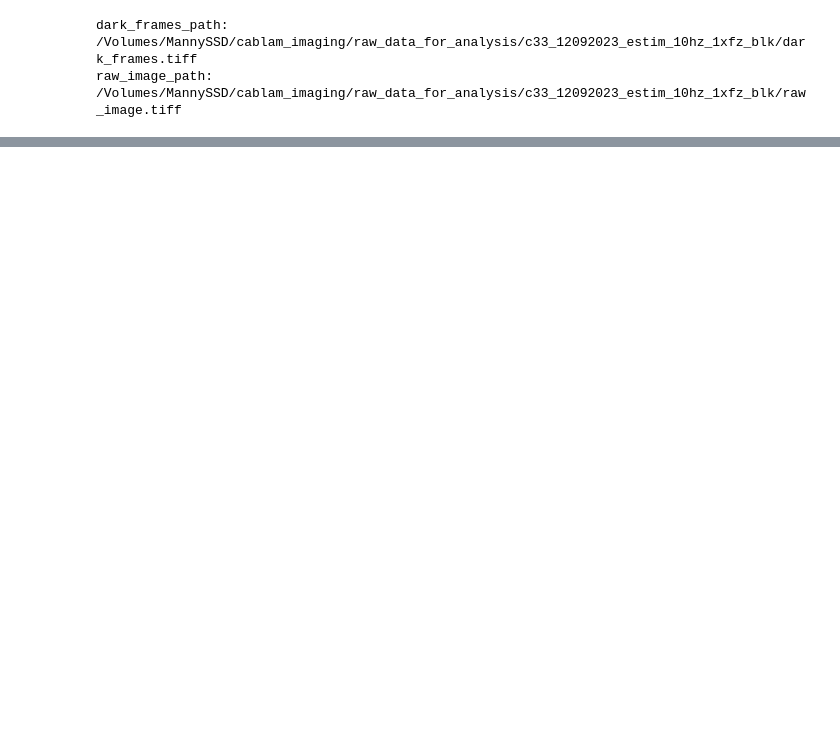
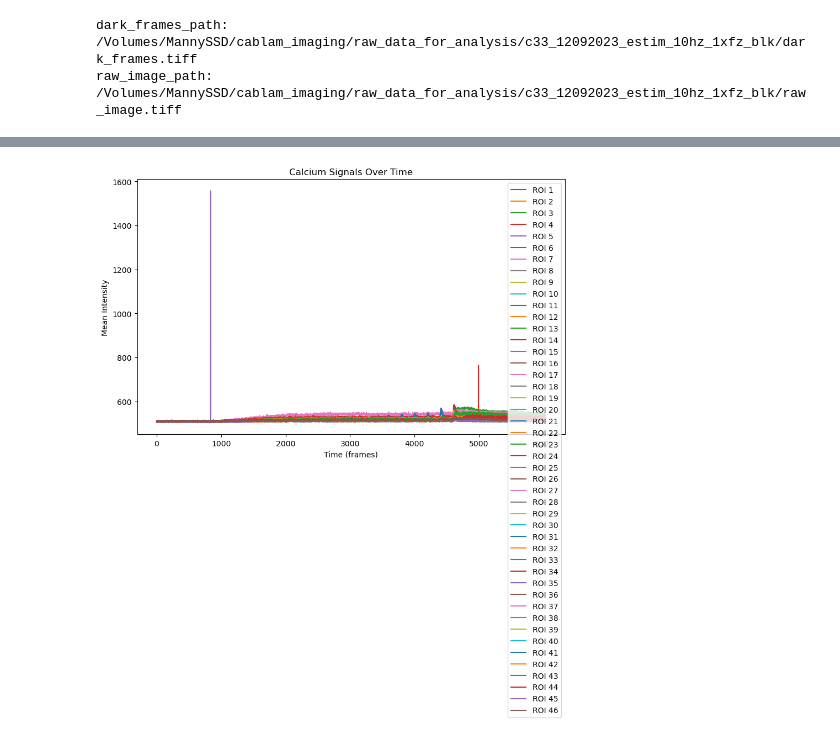
Before and after one commit to ecresp1el/biolumi_calcium_imaging, a Jupyter notebook: notebooks/calcium_imaging_analysis.ipynb, the cells around one changed output, grey strips where cells are left out. Saved outputs shown, nothing was run; the diff lists cells and outputs as text; code cells hidden in the pictures; blank space fills up the shorter version.

Commit message:
new calcium processing code trial

```diff
--- a/notebooks/calcium_imaging_analysis.ipynb
+++ b/notebooks/calcium_imaging_analysis.ipynb
@@ -63,7 +68,7 @@ raw_image_path = os.path.join(directory_path, "raw_image.tiff")
 print("dark_frames_path:", dark_frames_path)
 print("raw_image_path:", raw_image_path)
 
-tiff_path = '/Volumes/MannySSD/cablam_imaging/raw_data_for_analysis/c31_12092023_estim_10hz_1xfz_blk/c31_12092023_estim_10hz_1xfz_blk_biolumi_combined.tif'
+tiff_path = '/Volumes/MannySSD/cablam_imaging/raw_data_for_analysis/c11_12232023_estim_10hz_1xfz_biolumi_combined/c11_12232023_estim_10hz_1xfz_biolumi_combined.tif'
 
 # Generate the dark image
 dark_image = analysis.generate_dark_image(tiff_path) #generates a dark image from the first 200 frames of the tiff file
@@ -80,0 +177,39 @@ plt.show()
+# %%
+import numpy as np
+from skimage import io
+import matplotlib.pyplot as plt
+
+# Assuming 'labeled_image' is your mask with ROIs labeled
+# Load the time series .tiff file
+time_series = io.imread(tiff_path)  # A 3D numpy array: time x height x width
+
+# Determine the number of ROIs and frames
+num_rois = np.max(labeled_image)
+num_frames = time_series.shape[0]
+
+# Initialize an array to store calcium signal data for each ROI over time
+calcium_signals = np.zeros((num_rois, num_frames))
+
+# Extract the signal from each ROI in each frame
+for t in range(num_frames):
+    frame = time_series[t]
+
+    for roi in range(1, num_rois + 1):  # ROI labels start from 1 as 0 is background
+        roi_mask = labeled_image == roi
+        roi_data = frame[roi_mask]
+        calcium_signals[roi - 1, t] = np.mean(roi_data)  # Mean intensity for ROI
+
+# `calcium_signals` now holds the mean intensity for each ROI at each time point
+# %%
+# Plot the calcium signals
+plt.figure(figsize=(10, 6))
+for roi in range(num_rois):
+    plt.plot(calcium_signals[roi], label=f'ROI {roi + 1}')
+
+plt.xlabel('Time (frames)')
+plt.ylabel('Mean Intensity')
+plt.title('Calcium Signals Over Time')
+plt.legend()
+plt.show()
+# %% [output]
+[figure, added]
```
Also changed, not shown: parts of 21 cells of this notebook, 2 other files.
